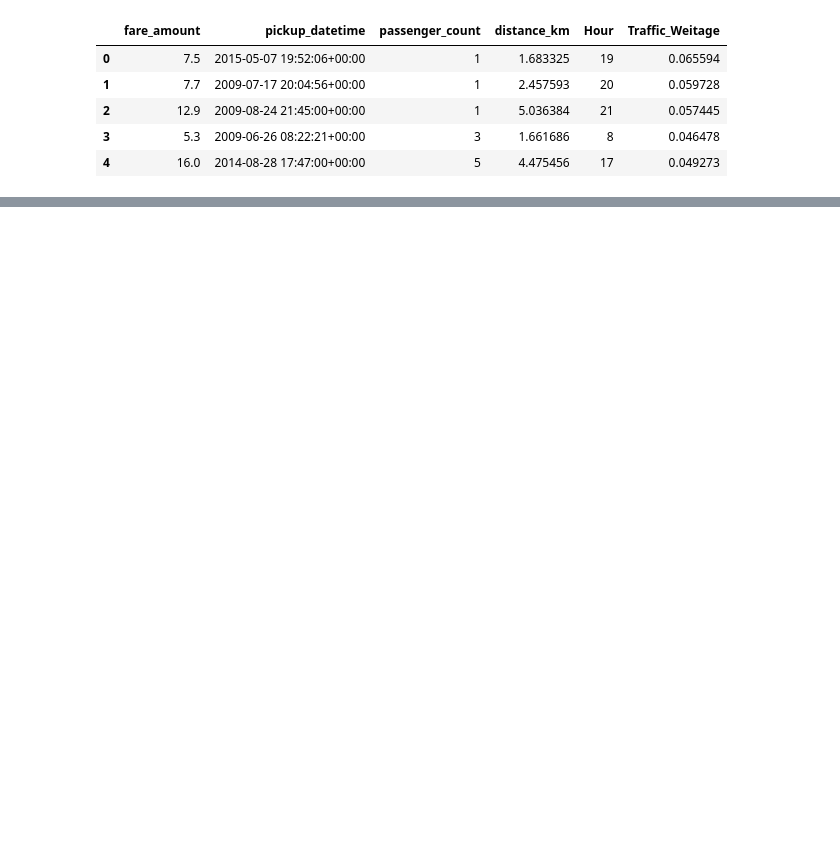
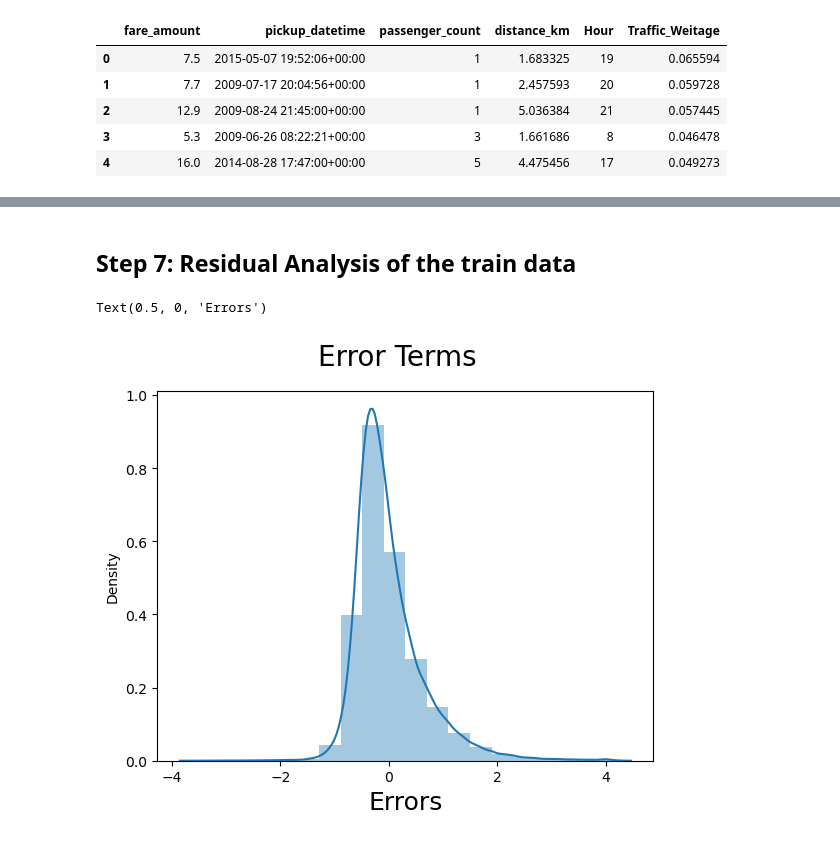
Before and after one commit to diganthrai/uber_fare_price, a Jupyter notebook: uber model.ipynb, the cells around one changed output, grey strips where cells are left out. Saved outputs shown, nothing was run; the diff lists cells and outputs as text; code cells hidden in the pictures; blank space fills up the shorter version.

```diff
--- a/uber model.ipynb
+++ b/uber model.ipynb
@@ -619,0 +620,4 @@ strong multicollinearity problems or that the design matrix is singular.
+# %%
+# Dropping insignificant variables, high p value
+
+X = X_train.drop('Tuesday', axis=1)
@@ -619,0 +648,5 @@ strong multicollinearity problems or that the design matrix is singular.
+# %%
+# Build a second fitted model
+X_train_lm = sm.add_constant(X)
+
+lr_3 = sm.OLS(y_train, X_train_lm).fit()
@@ -619,0 +675,13 @@ strong multicollinearity problems or that the design matrix is singular.
+# %% [markdown]
+## Step 7: Residual Analysis of the train data
+# %%
+y_train_price = lr_3.predict(X_train_lm)
+# %%
+# Plot the histogram of the error terms
+fig = plt.figure()
+sns.distplot((y_train - y_train_price), bins = 20)
+fig.suptitle('Error Terms', fontsize = 20)                  # Plot heading
+plt.xlabel('Errors', fontsize = 18)                         # X-label
+# %% [output]
+Text(0.5, 0, 'Errors')
+[figure, added]
```
Also changed, not shown: parts of 66 cells of this notebook.
